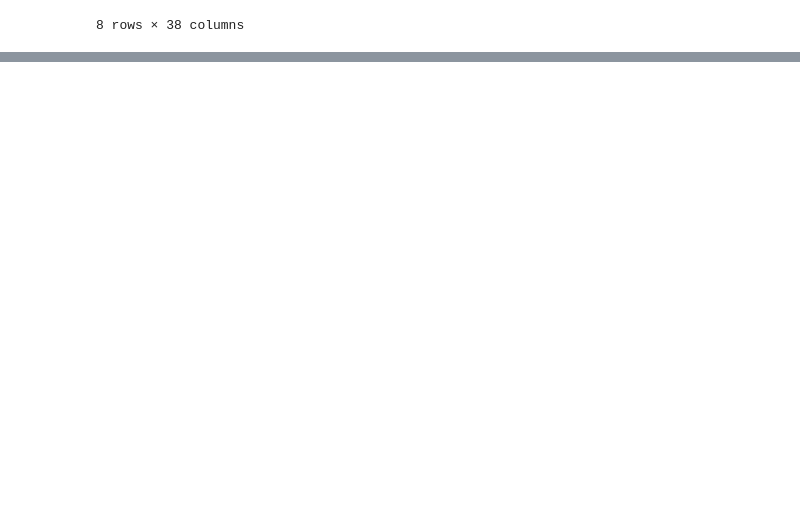
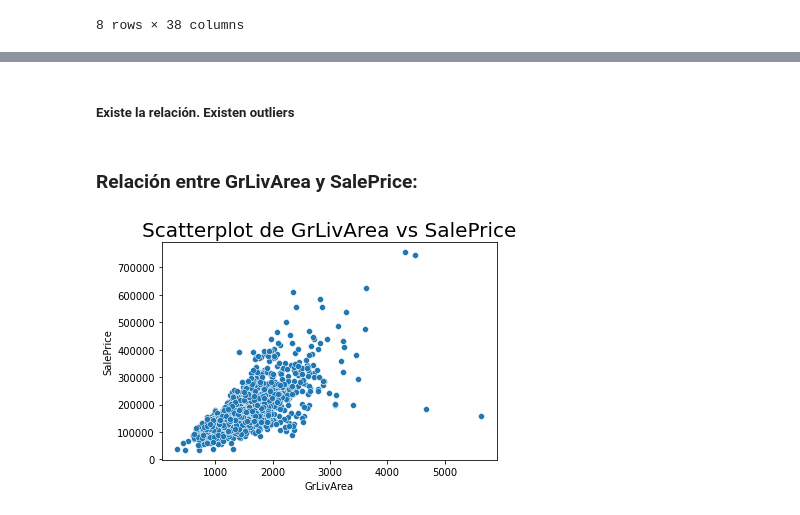
Before and after one commit to soyHenry/Datathon, a Jupyter notebook: Housing Dreams/eda.ipynb, the cells around one changed output, grey strips where cells are left out. Drawn from its saved outputs; the diff is of its cells as text; code cells hidden in the pictures; blank space fills up the shorter version.

```diff
--- a/Housing Dreams/eda.ipynb
+++ b/Housing Dreams/eda.ipynb
@@ -108,0 +158,11 @@ px.box(df_train,y="SalePrice", x="TotRmsAbvGrd")
+# %% [markdown]
+##### Existe la relación. Existen outliers
+# %% [markdown]
+### Relación entre GrLivArea y SalePrice:
+# %%
+#GrLivArea: Above grade (ground) living area square feet
+sns.scatterplot(y="SalePrice", x="GrLivArea", data=df_train)
+plt.title("Scatterplot de GrLivArea vs SalePrice", fontsize=20)
+plt.show()
+# %% [output]
+[figure, added]
```
Also changed, not shown: parts of 71 cells of this notebook.
